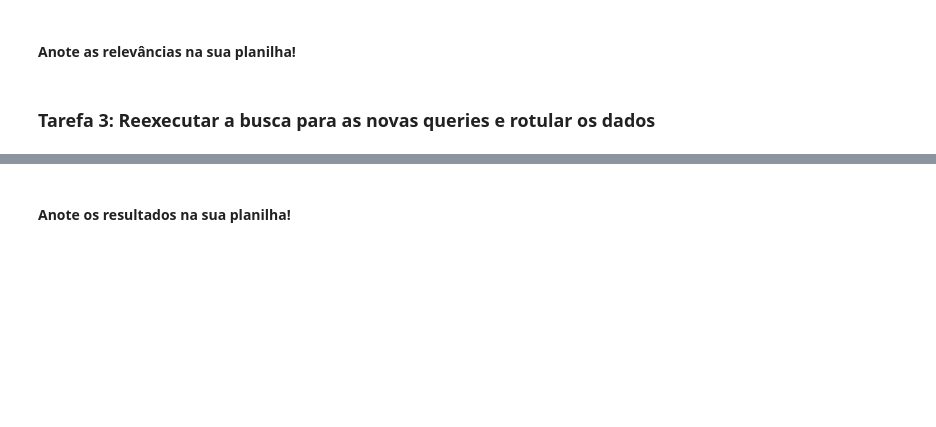
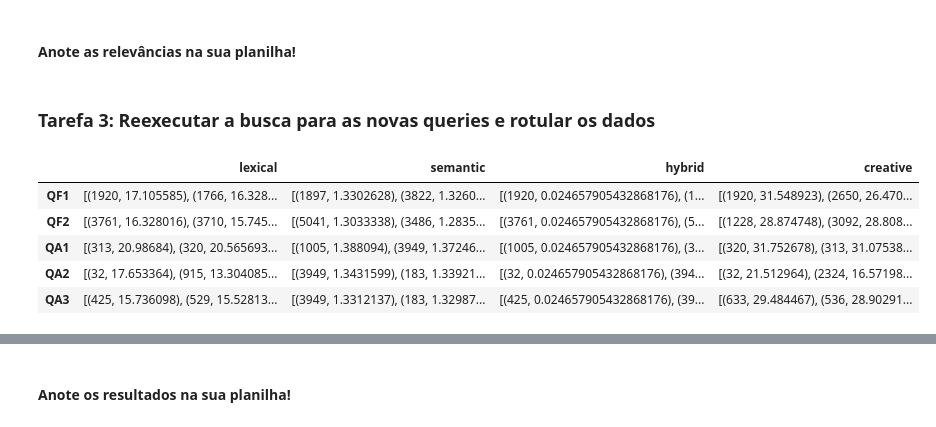
Before and after one commit to paolamoura/elasticsearch, a Jupyter notebook: lab.ipynb, the cells around one changed output, grey strips where cells are left out. Saved outputs shown, nothing was run; the diff lists cells and outputs as text; code cells hidden in the pictures; blank space fills up the shorter version.

```diff
--- a/lab.ipynb
+++ b/lab.ipynb
@@ -586,21 +584,28 @@ Documentos de interesse salvos em 'data/documents.csv'.
 ### Tarefa 3: Reexecutar a busca para as novas queries e rotular os dados
 # %%
 # Preencha aqui com as queries adicionais do seu grupo
-QA1 = XXXXXXXXX
-QA2 = XXXXXXXXX
-QA3 = XXXXXXXXX
+QA1 = "O governo autorizou o transplante de orgãos com o vírus do HIV"
+QA2 = "Lula vetou algum benefício social"
+QA3 = "Urna eletrônica foi manipulada para favorerecer um candidato"
 
 queries = OrderedDict()
 queries["QF1"] = QF1
 queries["QF2"] = QF2
 queries["QA1"] = QA1
 queries["QA2"] = QA2
 queries["QA3"] = QA3
 
 
 all_search_results = run_all_searches(queries)
 search_results_df = pd.DataFrame(all_search_results)
 search_results_df
+# %% [output]
+|  | lexical | semantic | hybrid | creative |
+| QF1 | [(1920, 17.105585), (1766, 16.328... | [(1897, 1.3302628), (3822, 1.3260... | [(1920, 0.024657905432868176), (1... | [(1920, 31.548923), (2650, 26.470... |
+| QF2 | [(3761, 16.328016), (3710, 15.745... | [(5041, 1.3033338), (3486, 1.2835... | [(3761, 0.024657905432868176), (5... | [(1228, 28.874748), (3092, 28.808... |
+| QA1 | [(313, 20.98684), (320, 20.565693... | [(1005, 1.388094), (3949, 1.37246... | [(1005, 0.024657905432868176), (3... | [(320, 31.752678), (313, 31.07538... |
+| QA2 | [(32, 17.653364), (915, 13.304085... | [(3949, 1.3431599), (183, 1.33921... | [(32, 0.024657905432868176), (394... | [(32, 21.512964), (2324, 16.57198... |
+| QA3 | [(425, 15.736098), (529, 15.52813... | [(3949, 1.3312137), (183, 1.32987... | [(425, 0.024657905432868176), (39... | [(633, 29.484467), (536, 28.90291... |
 # %%
 exploded_df = generate_exploded_df(search_results_df)
 found_docs_text_df = generate_found_docs_text_df(exploded_df, all_docs_df=df)
```
Also changed, not shown: parts of 3 cells of this notebook, 1 other file.
